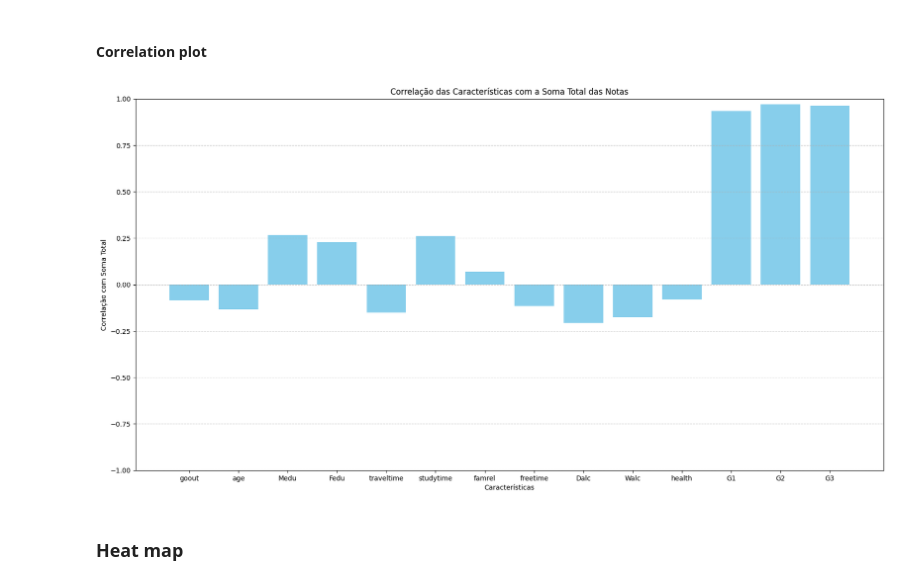
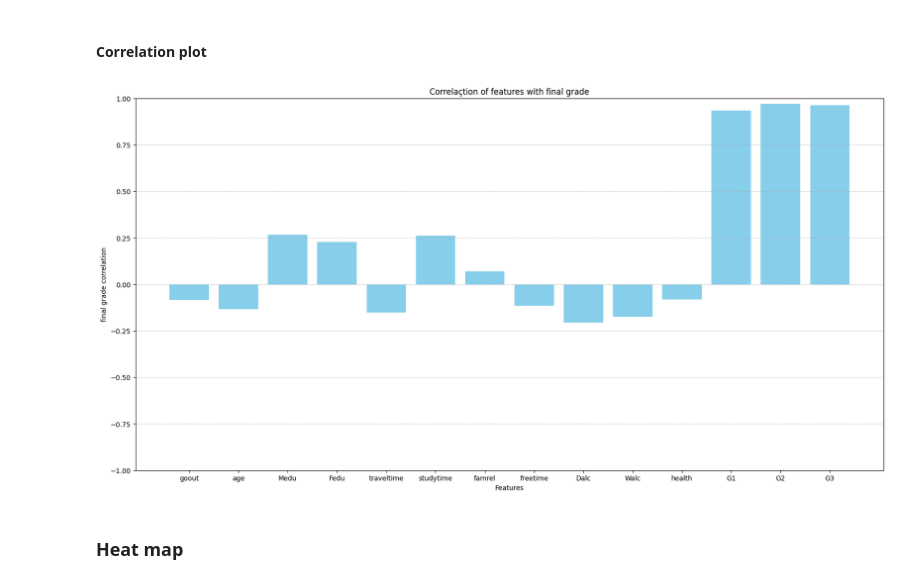
Before and after one commit to VBritis/EDA-StudentPerformance, a Jupyter notebook: EDA.ipynb, the cells around one changed output. Drawn from its saved outputs; the diff is of its cells as text; code cells hidden in the pictures.

```diff
--- a/EDA.ipynb
+++ b/EDA.ipynb
@@ -157,18 +157,18 @@ Text(0, 0.5, 'Frequency')
 # %%
 
 
 variables = ['goout','age','Medu','Fedu','traveltime','studytime','famrel','freetime','Dalc','Walc','health','G1','G2','G3','total']
 corre = df[variables].corr()['total'].drop('total')
 plt.figure(figsize=(20, 10))
 plt.bar(corre.index, corre.values, color='skyblue')
-plt.xlabel('Características')
-plt.ylabel('Correlação com Soma Total')
-plt.title('Correlação das Características com a Soma Total das Notas')
+plt.xlabel('Features')
+plt.ylabel('final grade correlation')
+plt.title('Correlaçtion of features with final grade')
 plt.ylim([-1, 1])  # Ajustar o intervalo dos valores de correlação
 plt.grid(axis='y', linestyle='--', alpha=0.7)
 plt.show()
 # %% [output]
-[figure, old version]
+[figure, new version]
 # %% [markdown]
 ### Heat map
 # %%
```
